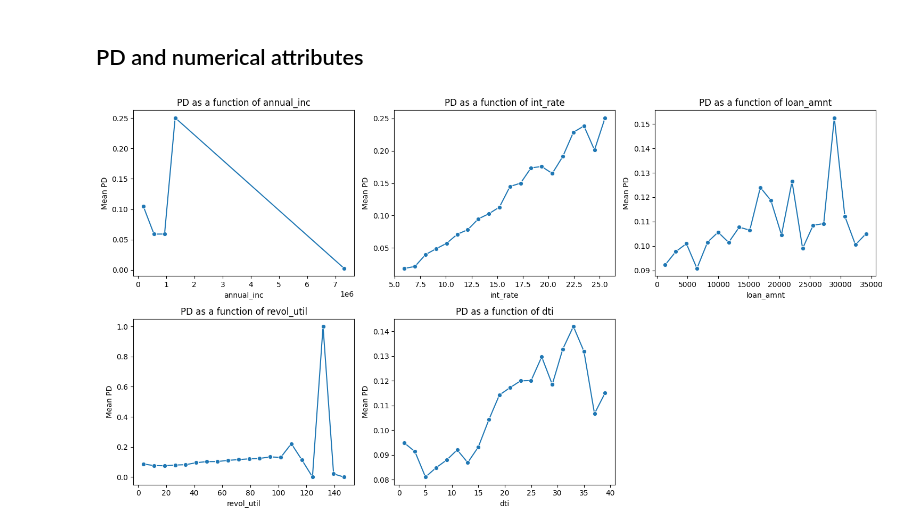
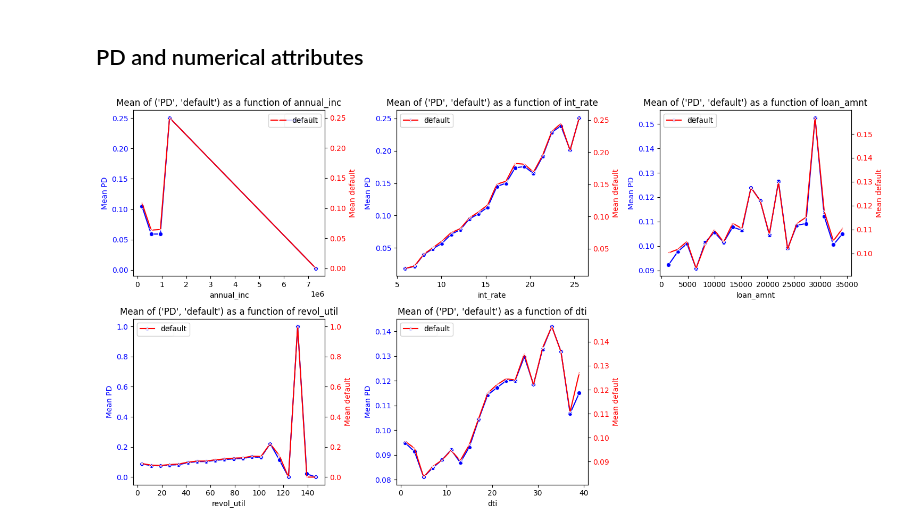
Before and after one commit to MYOUSSF/CreditRisk, a Jupyter notebook: Probability_of_Default_Modelling.ipynb, the cells around one changed output. Saved outputs shown, nothing was run; the diff lists cells and outputs as text; code cells hidden in the pictures.

```diff
--- a/Probability_of_Default_Modelling.ipynb
+++ b/Probability_of_Default_Modelling.ipynb
@@ -918,3 +909,14 @@ biserials[biserials['r_pb'].abs()>0.1]
 | 25 | last_pymnt_amnt | -0.167306 | 0.0 |
 | 35 | Since_last_pymnt | 0.244735 | 0.0 |
 | 36 | Since_last_credit_pull | 0.133545 | 0.0 |
+# %%
+from scipy.stats import ks_2samp
+
+results = []
+
+for col in df.select_dtypes('float').columns:
+    ks_stat, p_value = ks_2samp(df['default'], df[col])
+    results.append({'Variable': col, 'KS': ks_stat, 'p_value': p_value})
+
+KS_scores = pd.DataFrame(results)
+KS_scores.sort_values(by=['KS'],ascending=False).iloc[:20]
@@ -977,8 +991,10 @@ from sklearn.model_selection import train_test_split
 from sklearn.metrics import accuracy_score, classification_report
 
 # Separate features and target variable
-X = df.drop('default', axis=1)  # Features
-y = df['default']                # Target variable
+X = df.copy()
+y = X['default']               # Target variable
+X = X.drop('default', axis=1)  # Features
+
 
 # Convert categorical columns to 'category' dtype
 for col in categorical:
@@ -1079,6 +1095,7 @@ plt.show()
 # %% [markdown]
 ## PD and categorical features
 # %%
-X = X_test.copy()
-X['PD'] = y_pred_prob
+U = X_test.copy()
+U['PD'] = y_pred_prob
+U['default'] = y_test
 # %%
@@ -1163,31 +1189,38 @@ plt.show()
 # %% [markdown]
 ## PD and numerical attributes
 # %%
-def plot_PD_by_continuous(df, features, target, n_cols=3, bins=20):
+def plot_PD_by_continuous(df, features, target1, target2, n_cols=3, bins=20):
     n_rows = math.ceil(len(features) / n_cols)
 
     fig, axes = plt.subplots(n_rows, n_cols, figsize=(n_cols * 5, n_rows * 4))
     axes = axes.flatten()
 
     for idx, cont_col in enumerate(features):
         df_binned = df.copy()
         df_binned['binned'] = pd.cut(df_binned[cont_col], bins)
 
-        mean_values = df_binned.groupby('binned', observed=False)[target].mean().reset_index()
-        bin_centers = mean_values['binned'].apply(lambda x: x.mid)  # Get bin midpoints
+        mean_target1 = df_binned.groupby('binned', observed=False)[target1].mean().reset_index()
+        mean_target2 = df_binned.groupby('binned', observed=False)[target2].mean().reset_index()
+        bin_centers = mean_target1['binned'].apply(lambda x: x.mid)  # Get bin midpoints
 
-        sns.lineplot(x=bin_centers, y=mean_values[target], ax=axes[idx], marker='o')
-        axes[idx].set_title(f'{target} as a function of {cont_col}')
+        sns.lineplot(x=bin_centers, y=mean_target1[target1], ax=axes[idx], marker='o', color='b', label=target1)
+        axes[idx].set_title(f'Mean of {target1, target2} as a function of {cont_col}')
         axes[idx].set_xlabel(cont_col)
-        axes[idx].set_ylabel(f'Mean {target}')
+        axes[idx].set_ylabel(f'Mean {target1}', color='b')
+        axes[idx].tick_params(axis='y', labelcolor='b')
+
+        ax2 = axes[idx].twinx()
+        sns.lineplot(x=bin_centers, y=mean_target2[target2], ax=ax2, marker='x', color='r', label=target2)
+        ax2.set_ylabel(f'Mean {target2}', color='r')
+        ax2.tick_params(axis='y', labelcolor='r')
 
     for i in range(len(features), len(axes)):
         axes[i].axis('off')
 
     plt.tight_layout()
     plt.show()
 
 features = ['annual_inc', 'int_rate', 'loan_amnt', 'revol_util', 'dti']
-plot_PD_by_continuous(X, features, 'PD', n_cols=3, bins=20)
+plot_PD_by_continuous(U, features, 'PD', 'default', n_cols=3, bins=20)
 # %% [output]
-[figure, old version]
+[figure, new version]
```
Also changed, not shown: parts of 9 cells of this notebook.
